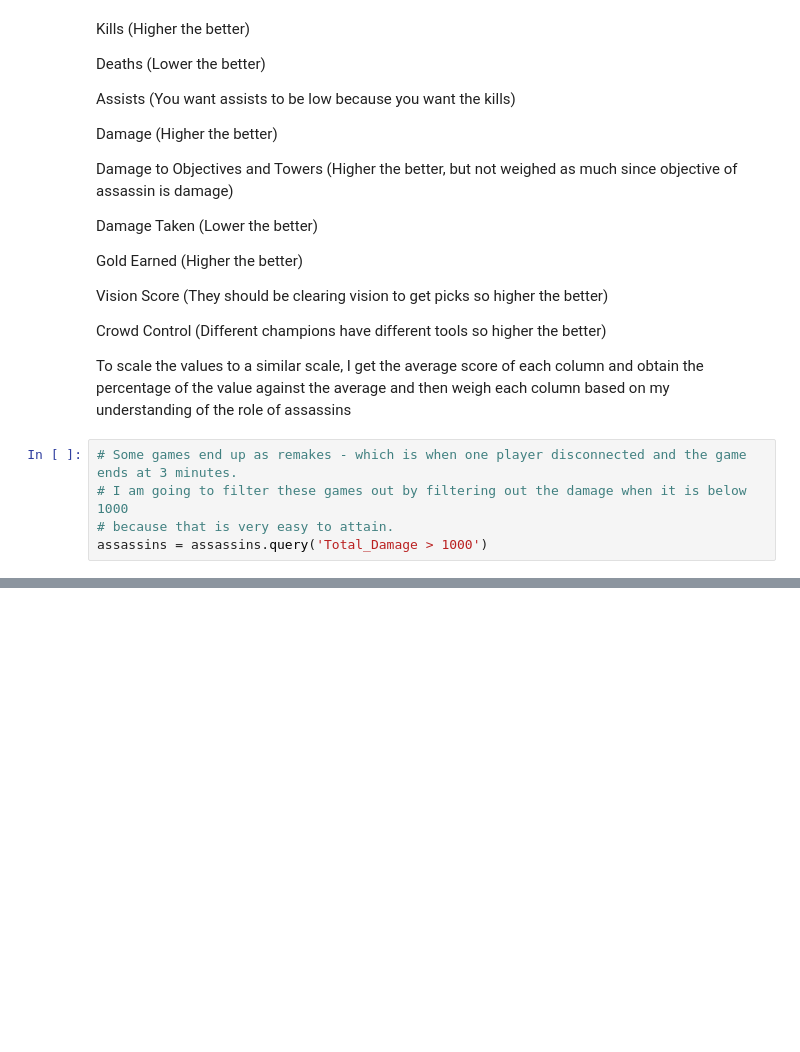
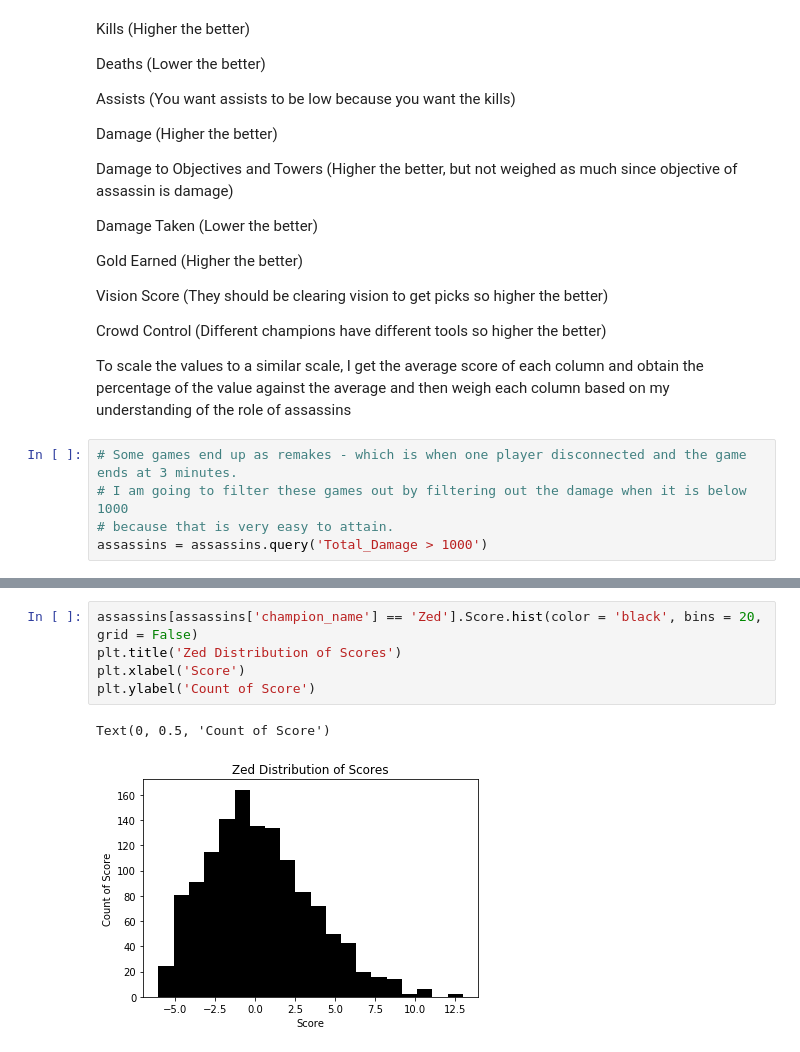
Before and after one commit to hiowatah/Analysis-of-Qiyana-LoL, a Jupyter notebook: API Call/Assassin T-Test.ipynb, the cells around one changed output, grey strips where cells are left out. Drawn from its saved outputs; the diff is of its cells as text; blank space fills up the shorter version.

```diff
--- a/API Call/Assassin T-Test.ipynb
+++ b/API Call/Assassin T-Test.ipynb
@@ -124,0 +144,8 @@ assassins.Score.hist(bins=20)
+# %%
+assassins[assassins['champion_name'] == 'Zed'].Score.hist(color = 'black', bins = 20, grid = False)
+plt.title('Zed Distribution of Scores')
+plt.xlabel('Score')
+plt.ylabel('Count of Score')
+# %% [output]
+Text(0, 0.5, 'Count of Score')
+[figure, added]
```
Also changed, not shown: parts of 7 cells of this notebook, 7 other files.
